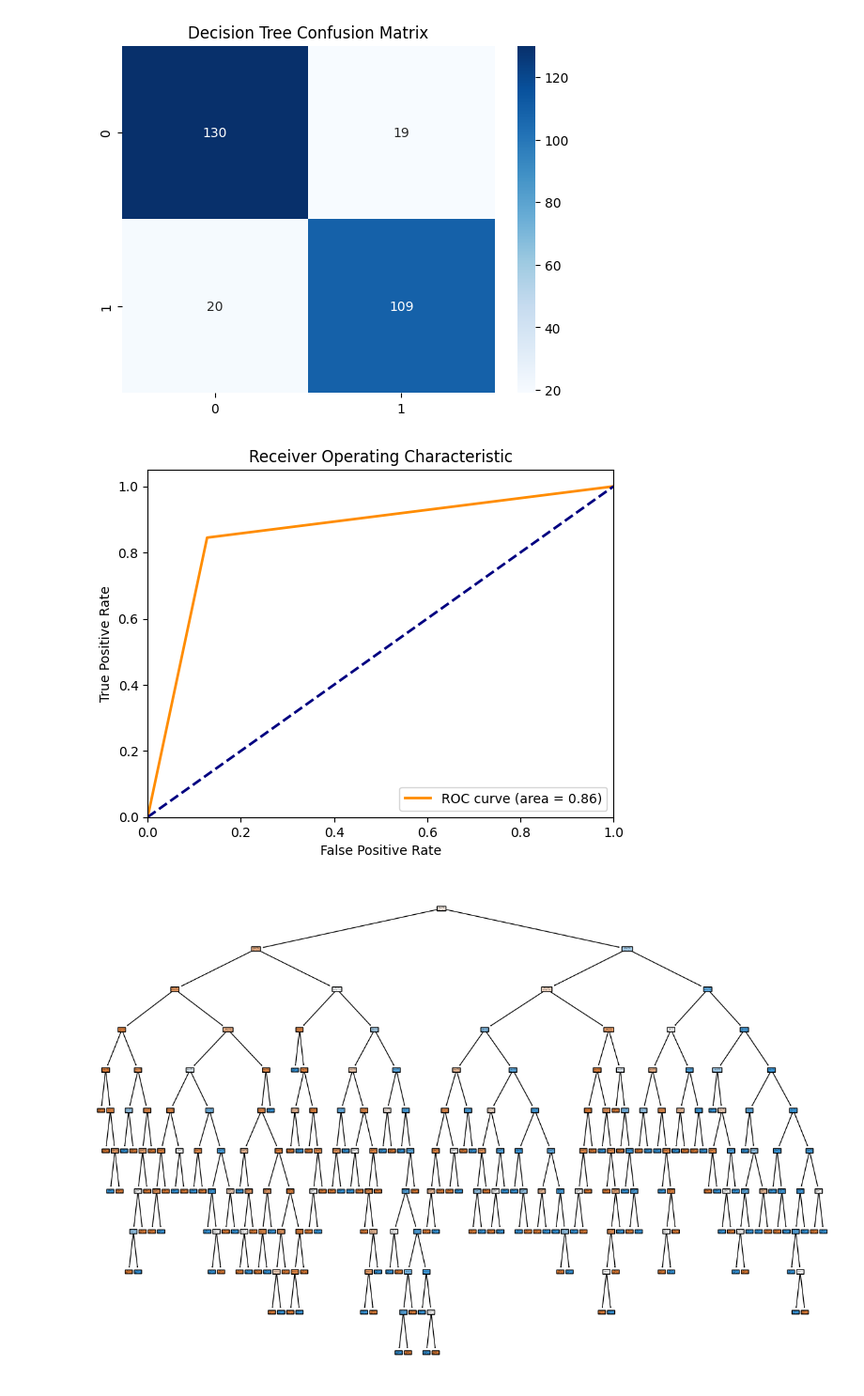
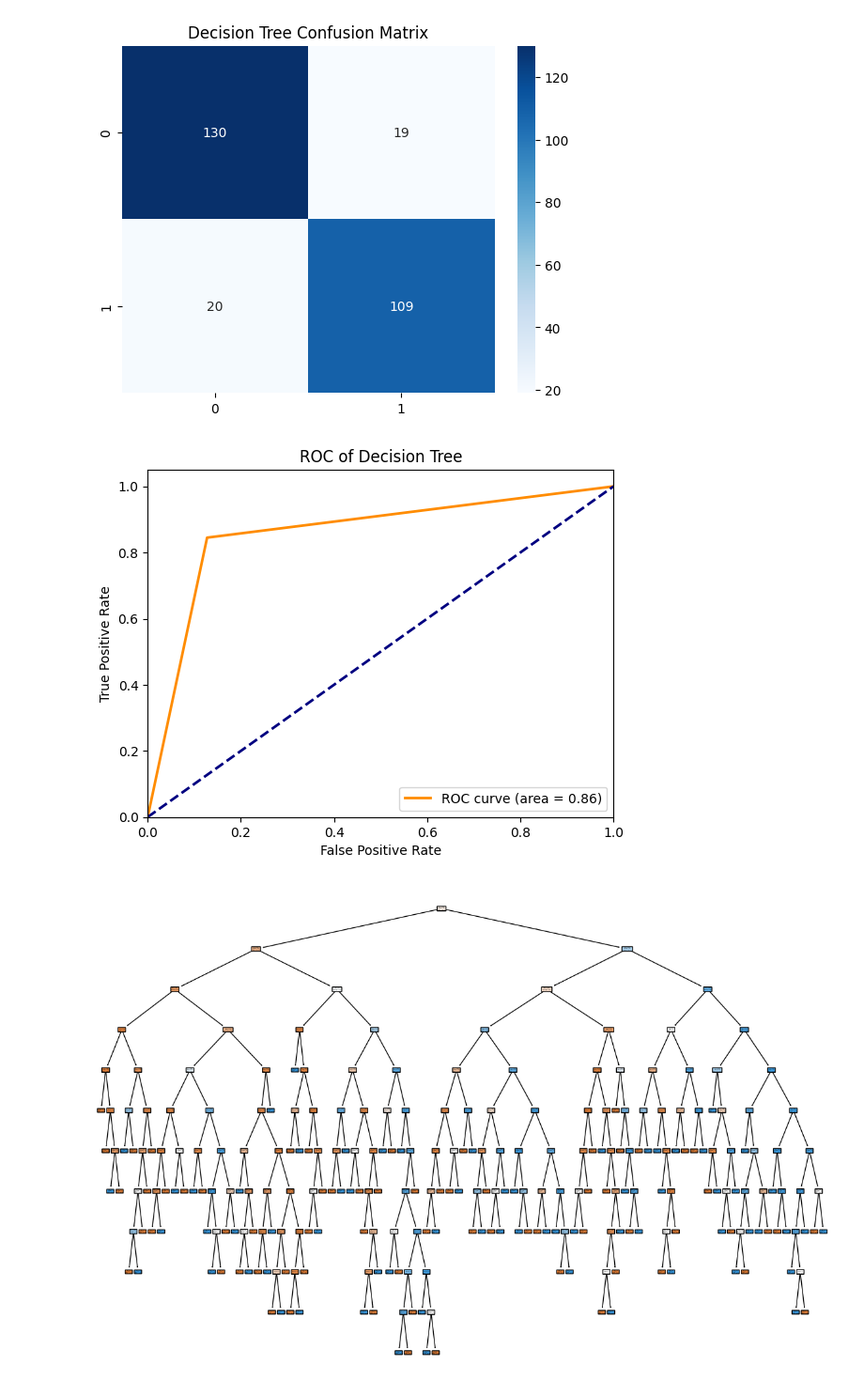
Before and after one commit to abhishek22112001/Ml-finalproject, a Jupyter notebook: CUSTOMER_PREDICTION.ipynb, the cells around one changed output. Shown at 94% size. Saved outputs shown, nothing was run; the diff lists cells and outputs as text; code cells hidden in the pictures.

```diff
--- a/CUSTOMER_PREDICTION.ipynb
+++ b/CUSTOMER_PREDICTION.ipynb
@@ -249,6 +249,8 @@ plt.show()
 # Split the data
 X = data.drop('PurchaseStatus', axis=1)
 y = data['PurchaseStatus']
+scaler = StandardScaler()
+X_scaled = scaler.fit_transform(X)
 
 x_train, x_test, y_train, y_test = train_test_split(X_scaled, y, test_size=0.2, random_state=42)
 # %%
@@ -276,21 +278,21 @@ Decision Tree Classifier:
 # %%
 y_prob_dt = dt_model.predict_proba(x_test)[:, 1]
 
 fpr_dt, tpr_dt, thresholds_dt = roc_curve(y_test, y_prob_dt)
 roc_auc_dt = auc(fpr_dt, tpr_dt)
 
 plt.figure()
 plt.plot(fpr_dt, tpr_dt, color='darkorange', lw=2, label='ROC curve (area = %0.2f)' % roc_auc_dt)
 plt.plot([0, 1], [0, 1], color='navy', lw=2, linestyle='--')
 plt.xlim([0.0, 1.0])
 plt.ylim([0.0, 1.05])
 plt.xlabel('False Positive Rate')
 plt.ylabel('True Positive Rate')
-plt.title('Receiver Operating Characteristic')
+plt.title('ROC of Decision Tree')
 plt.legend(loc="lower right")
 plt.show()
 # %% [output]
-[figure, old version]
+[figure, new version]
 # %%
 from sklearn.tree import plot_tree
 plt.figure(figsize=(15, 10))
```
Also changed, not shown: parts of 5 cells of this notebook.
